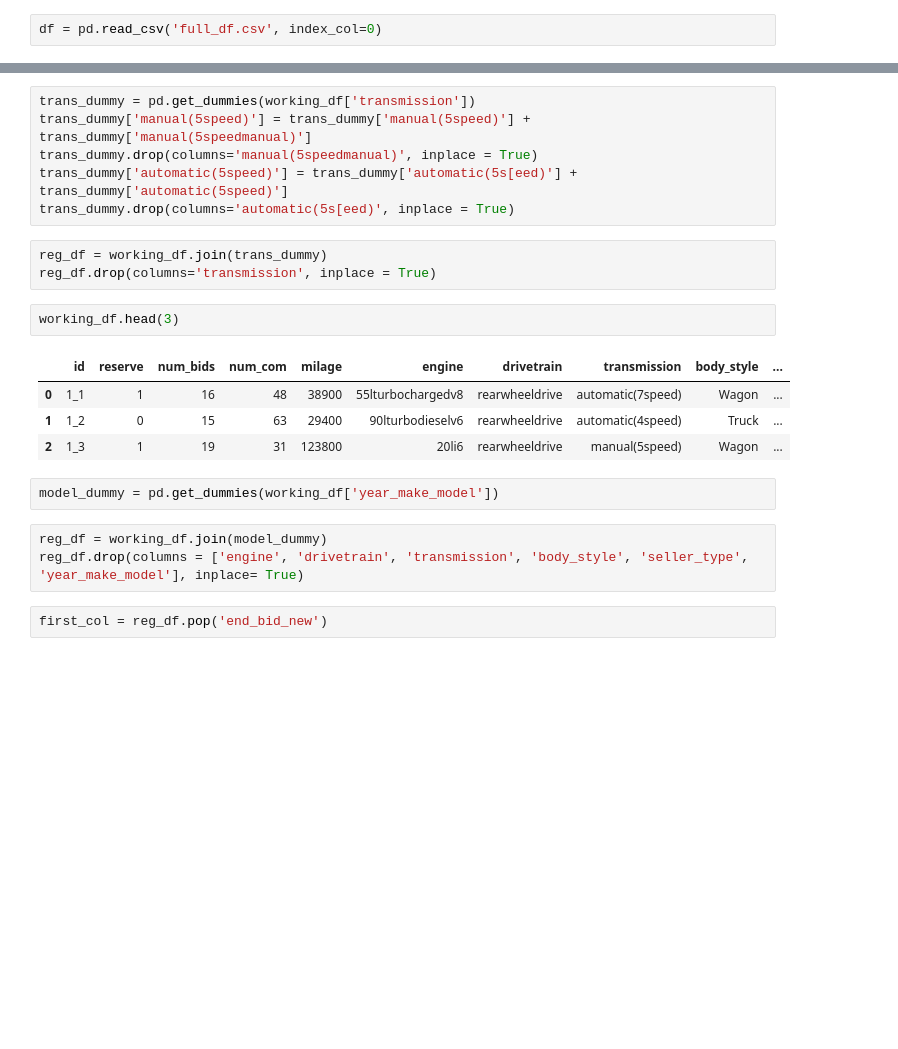
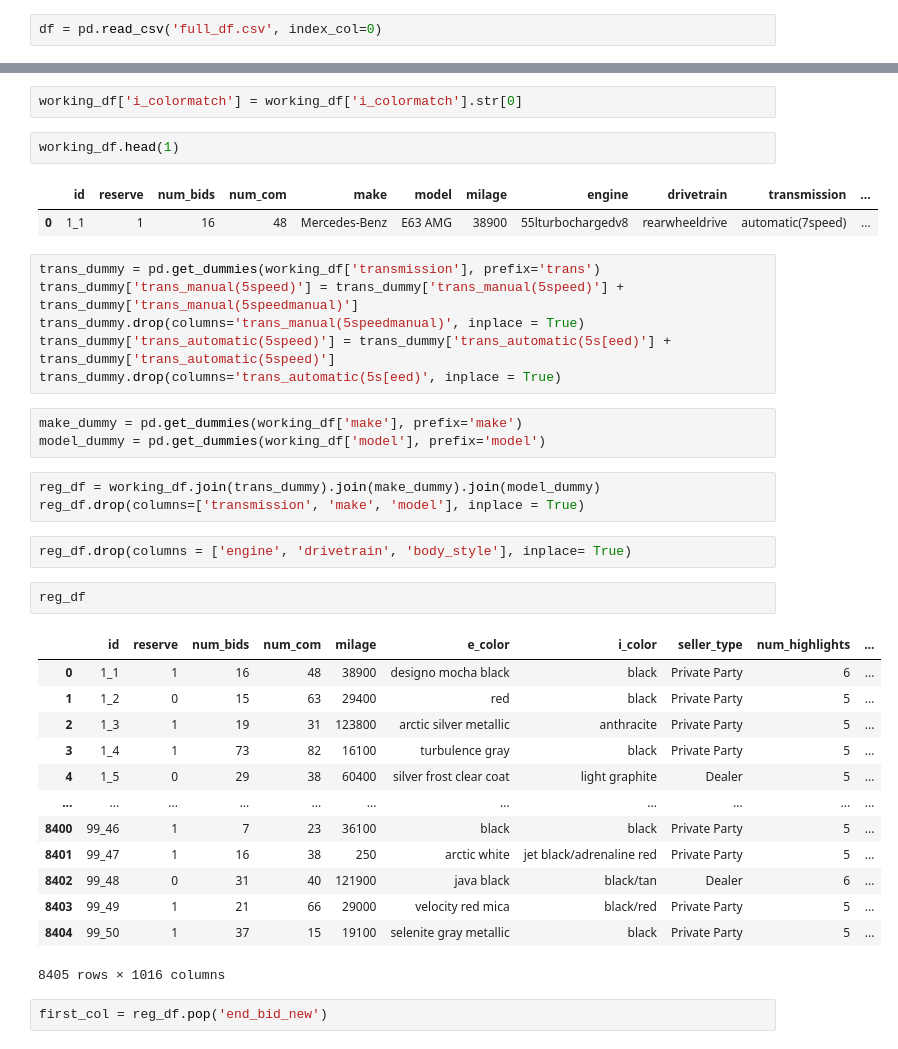
Before and after one commit to francisypeng/car_sentiment, a Jupyter notebook: analysis.ipynb, the cells around one changed output, grey strips where cells are left out. Cells and saved outputs as stored; diff of their text form; blank space fills up the shorter version.

```diff
--- a/analysis.ipynb
+++ b/analysis.ipynb
@@ -27,24 +372,40 @@ working_df = df.drop(columns=['title', 'subtitle', 'VIN', 'location', 'seller',
+# %%
+working_df['i_colormatch'] = working_df['i_colormatch'].str[0]
+# %%
+working_df.head(1)
+# %% [output]
+|  | id | reserve | num_bids | num_com | make | model | milage | engine | drivetrain | transmission | ... |
+| 0 | 1_1 | 1 | 16 | 48 | Mercedes-Benz | E63 AMG | 38900 | 55lturbochargedv8 | rearwheeldrive | automatic(7speed) | ... |
 # %%
-trans_dummy = pd.get_dummies(working_df['transmission'])
-trans_dummy['manual(5speed)'] = trans_dummy['manual(5speed)'] + trans_dummy['manual(5speedmanual)']
-trans_dummy.drop(columns='manual(5speedmanual)', inplace = True)
-trans_dummy['automatic(5speed)'] = trans_dummy['automatic(5s[eed)'] + trans_dummy['automatic(5speed)']
-trans_dummy.drop(columns='automatic(5s[eed)', inplace = True)
+trans_dummy = pd.get_dummies(working_df['transmission'], prefix='trans')
+trans_dummy['trans_manual(5speed)'] = trans_dummy['trans_manual(5speed)'] + trans_dummy['trans_manual(5speedmanual)']
+trans_dummy.drop(columns='trans_manual(5speedmanual)', inplace = True)
+trans_dummy['trans_automatic(5speed)'] = trans_dummy['trans_automatic(5s[eed)'] + trans_dummy['trans_automatic(5speed)']
+trans_dummy.drop(columns='trans_automatic(5s[eed)', inplace = True)
+# %%
+make_dummy = pd.get_dummies(working_df['make'], prefix='make')
+model_dummy = pd.get_dummies(working_df['model'], prefix='model')
 # %%
-reg_df = working_df.join(trans_dummy)
-reg_df.drop(columns='transmission', inplace = True)
+reg_df = working_df.join(trans_dummy).join(make_dummy).join(model_dummy)
+reg_df.drop(columns=['transmission', 'make', 'model'], inplace = True)
-# %%
-working_df.head(3)
-# %% [output]
-|  | id | reserve | num_bids | num_com | milage | engine | drivetrain | transmission | body_style | ... |
-| 0 | 1_1 | 1 | 16 | 48 | 38900 | 55lturbochargedv8 | rearwheeldrive | automatic(7speed) | Wagon | ... |
-| 1 | 1_2 | 0 | 15 | 63 | 29400 | 90lturbodieselv6 | rearwheeldrive | automatic(4speed) | Truck | ... |
-| 2 | 1_3 | 1 | 19 | 31 | 123800 | 20li6 | rearwheeldrive | manual(5speed) | Wagon | ... |
-# %%
-model_dummy = pd.get_dummies(working_df['year_make_model'])
 # %%
-reg_df = working_df.join(model_dummy)
-reg_df.drop(columns = ['engine', 'drivetrain', 'transmission', 'body_style', 'seller_type', 'year_make_model'], inplace= True)
+reg_df.drop(columns = ['engine', 'drivetrain', 'body_style'], inplace= True)
+# %%
+reg_df
+# %% [output]
+|  | id | reserve | num_bids | num_com | milage | e_color | i_color | seller_type | num_highlights | ... |
+| 0 | 1_1 | 1 | 16 | 48 | 38900 | designo mocha black | black | Private Party | 6 | ... |
+| 1 | 1_2 | 0 | 15 | 63 | 29400 | red | black | Private Party | 5 | ... |
+| 2 | 1_3 | 1 | 19 | 31 | 123800 | arctic silver metallic | anthracite | Private Party | 5 | ... |
+| 3 | 1_4 | 1 | 73 | 82 | 16100 | turbulence gray | black | Private Party | 5 | ... |
+| 4 | 1_5 | 0 | 29 | 38 | 60400 | silver frost clear coat | light graphite | Dealer | 5 | ... |
+| ... | ... | ... | ... | ... | ... | ... | ... | ... | ... | ... |
+| 8400 | 99_46 | 1 | 7 | 23 | 36100 | black | black | Private Party | 5 | ... |
+| 8401 | 99_47 | 1 | 16 | 38 | 250 | arctic white | jet black/adrenaline red | Private Party | 5 | ... |
+| 8402 | 99_48 | 0 | 31 | 40 | 121900 | java black | black/tan | Dealer | 6 | ... |
+| 8403 | 99_49 | 1 | 21 | 66 | 29000 | velocity red mica | black/red | Private Party | 5 | ... |
+| 8404 | 99_50 | 1 | 37 | 15 | 19100 | selenite gray metallic | black | Private Party | 5 | ... |
+8405 rows × 1016 columns
 # %%
 first_col = reg_df.pop('end_bid_new')
 # %%
```
Also changed, not shown: parts of 9 cells of this notebook, 5 other files.
